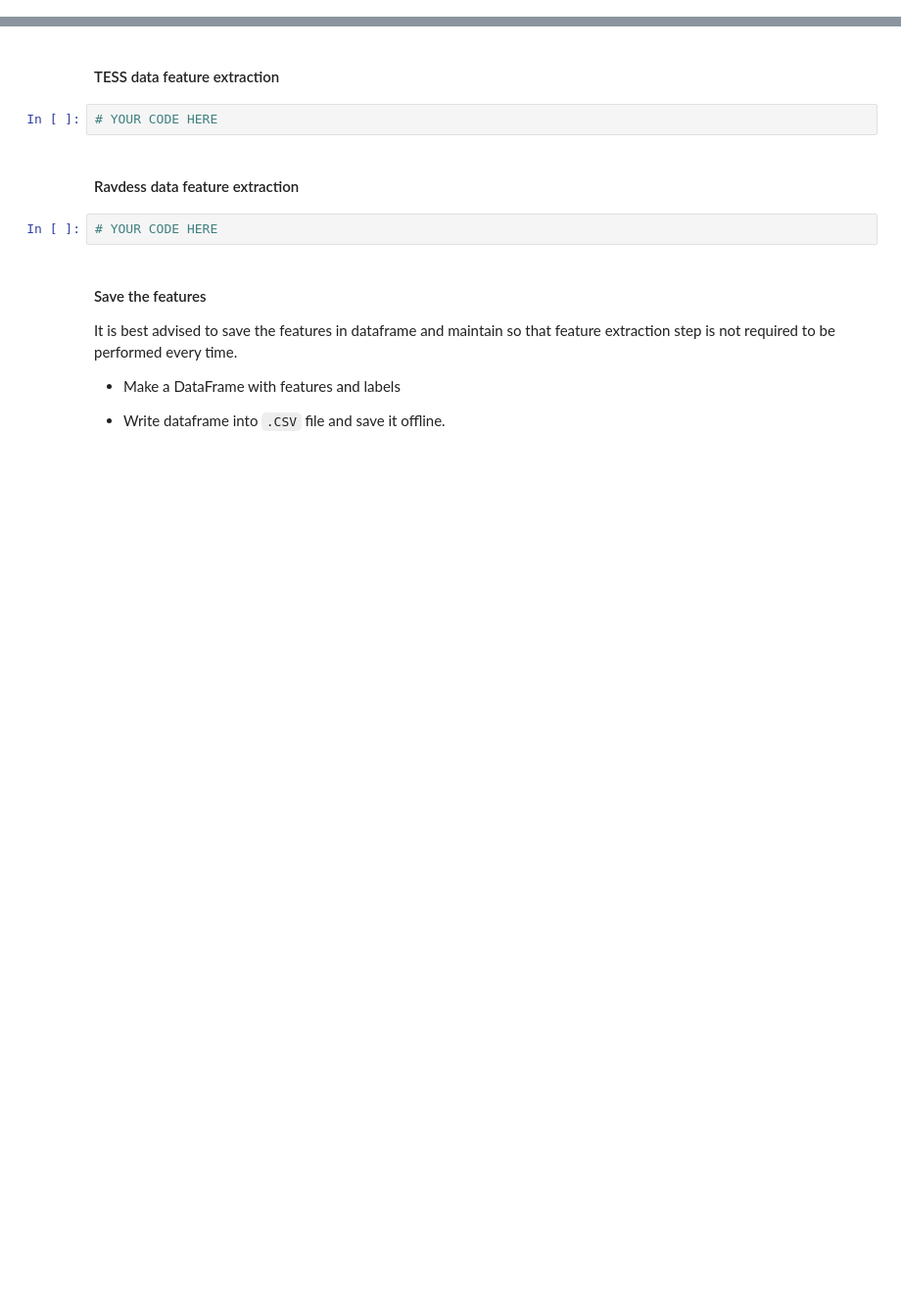
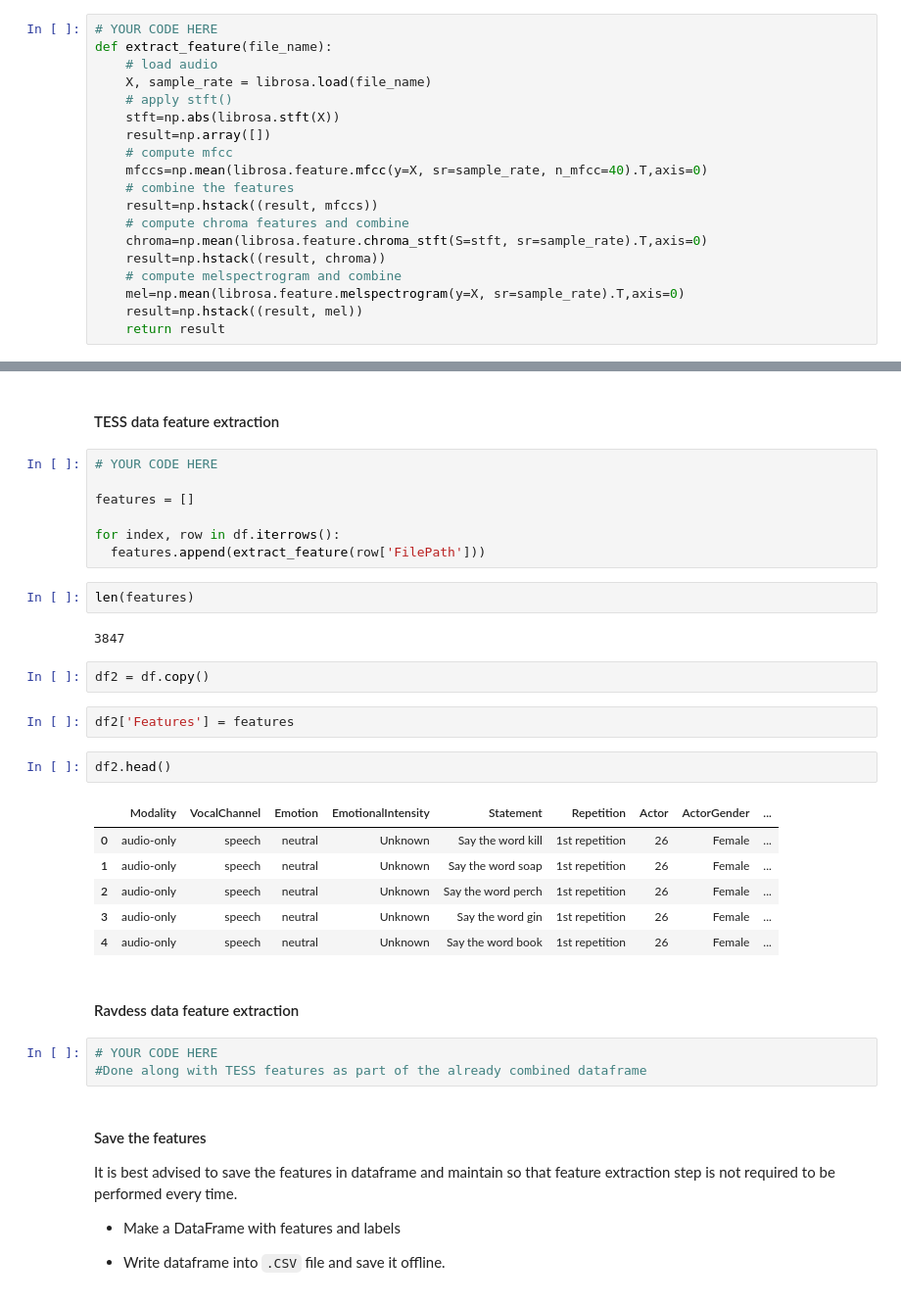
Before and after one commit to sauravdarsh/Mini-Project-Speech-Emotion-Classification, a Jupyter notebook: T7_Copy_of_M2_NB_MiniProject_3_Emotion_Classification_from_Speech.ipynb, the cells around one changed output, grey strips where cells are left out. Shown at 98% size. Cells and saved outputs as stored; diff of their text form; blank space fills up the shorter version.

Commit message:
written till saving the dataframe as csv

```diff
--- a/T7_Copy_of_M2_NB_MiniProject_3_Emotion_Classification_from_Speech.ipynb
+++ b/T7_Copy_of_M2_NB_MiniProject_3_Emotion_Classification_from_Speech.ipynb
@@ -392,0 +416,19 @@ To know more about Librosa, explore the [link](https://librosa.org/doc/latest/fe
+# %%
+# YOUR CODE HERE
+def extract_feature(file_name):
+    # load audio
+    X, sample_rate = librosa.load(file_name)
+    # apply stft()
+    stft=np.abs(librosa.stft(X))
+    result=np.array([])
+    # compute mfcc
+    mfccs=np.mean(librosa.feature.mfcc(y=X, sr=sample_rate, n_mfcc=40).T,axis=0)
+    # combine the features
+    result=np.hstack((result, mfccs))
+    # compute chroma features and combine
+    chroma=np.mean(librosa.feature.chroma_stft(S=stft, sr=sample_rate).T,axis=0)
+    result=np.hstack((result, chroma))
+    # compute melspectrogram and combine
+    mel=np.mean(librosa.feature.melspectrogram(y=X, sr=sample_rate).T,axis=0)
+    result=np.hstack((result, mel))
+    return result
@@ -397,11 +469,34 @@ To know more about Librosa, explore the [link](https://librosa.org/doc/latest/fe
 # %% [markdown]
 #### TESS data feature extraction
-# %%
-# YOUR CODE HERE
+# %%
+# YOUR CODE HERE
+
+features = []
+
+for index, row in df.iterrows():
+  features.append(extract_feature(row['FilePath']))
+# %%
+len(features)
+# %% [output]
+3847
+# %%
+df2 = df.copy()
+# %%
+df2['Features'] = features
+# %%
+df2.head()
+# %% [output]
+|  | Modality | VocalChannel | Emotion | EmotionalIntensity | Statement | Repetition | Actor | ActorGender | ... |
+| 0 | audio-only | speech | neutral | Unknown | Say the word kill | 1st repetition | 26 | Female | ... |
+| 1 | audio-only | speech | neutral | Unknown | Say the word soap | 1st repetition | 26 | Female | ... |
+| 2 | audio-only | speech | neutral | Unknown | Say the word perch | 1st repetition | 26 | Female | ... |
+| 3 | audio-only | speech | neutral | Unknown | Say the word gin | 1st repetition | 26 | Female | ... |
+| 4 | audio-only | speech | neutral | Unknown | Say the word book | 1st repetition | 26 | Female | ... |
 # %% [markdown]
 #### Ravdess data feature extraction
-# %%
-# YOUR CODE HERE
+# %%
+# YOUR CODE HERE
+#Done along with TESS features as part of the already combined dataframe
 # %% [markdown]
 #### Save the features
 
```
Also changed, not shown: parts of 15 cells of this notebook.
